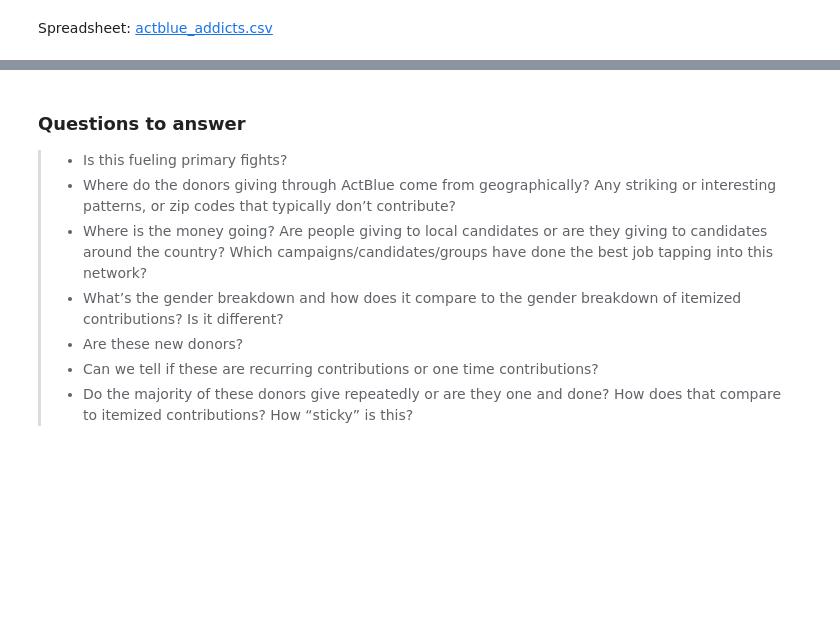
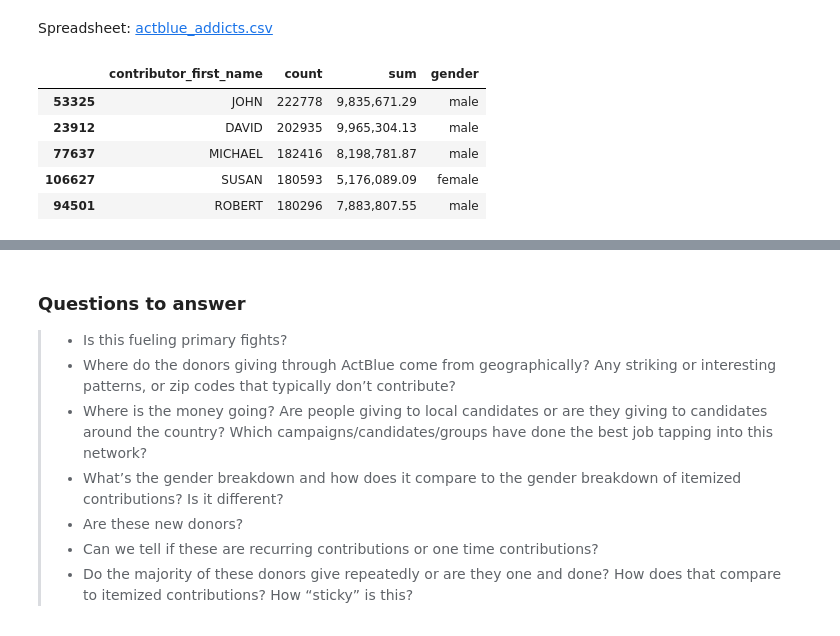
Before and after one commit to PublicI/actblue-analysis, a Jupyter notebook: analysis.ipynb, the cells around one changed output, grey strips where cells are left out. Cells and saved outputs as stored; diff of their text form; code cells hidden in the pictures; blank space fills up the shorter version.

```diff
--- a/analysis.ipynb
+++ b/analysis.ipynb
@@ -1132,3 +1192,29 @@ actblue_addicts
 actblue_addicts.to_csv('data/actblue_addicts.csv')
 # %% [markdown]
 Spreadsheet: [actblue_addicts.csv](data/actblue_addicts.csv)
+# %%
+actblue_first_names = read_or_save(
+    'actblue_first_names',
+    lambda: pd.read_sql("""
+    SELECT contributor_first_name,
+           count(*),
+           sum(contribution_amount)
+    FROM actblue_contribs
+    WHERE extract(YEAR FROM contribution_date) >= 2017
+    and cand_office in ('H','S')
+    GROUP BY contributor_first_name
+    """, con=conn)
+)
+
+d = gender.Detector(case_sensitive=False)
+
+actblue_first_names['gender'] = actblue_first_names['contributor_first_name'].apply(d.get_gender)
+
+actblue_first_names.sort_values(by=['count'], ascending=False).head(5)
+# %% [output]
+|  | contributor_first_name | count | sum | gender |
+| 53325 | JOHN | 222778 | 9,835,671.29 | male |
+| 23912 | DAVID | 202935 | 9,965,304.13 | male |
+| 77637 | MICHAEL | 182416 | 8,198,781.87 | male |
+| 106627 | SUSAN | 180593 | 5,176,089.09 | female |
+| 94501 | ROBERT | 180296 | 7,883,807.55 | male |
```
Also changed, not shown: parts of 9 cells of this notebook, 5 other files.
